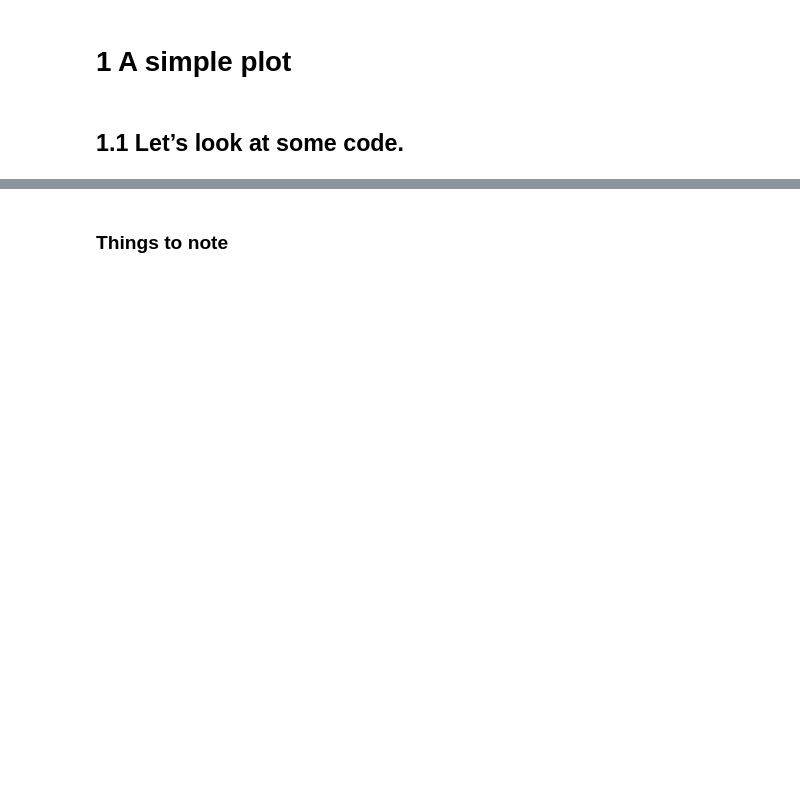
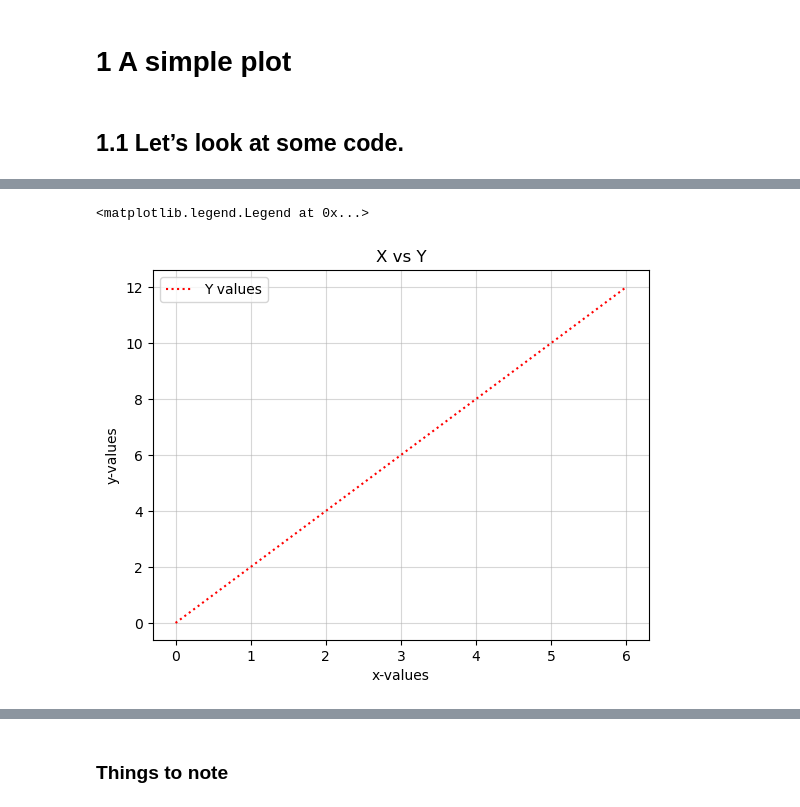
Before and after one commit to SPS-SP2273/learning-portfolio-annette-14, a Jupyter notebook: plotting/plotting_(need).ipynb, the cells around one changed output, grey strips where cells are left out. Drawn from its saved outputs; the diff is of its cells as text; code cells hidden in the pictures; blank space fills up the shorter version.

```diff
--- a/plotting/plotting_(need).ipynb
+++ b/plotting/plotting_(need).ipynb
@@ -8,0 +26,11 @@
+# %%
+plt.plot(x, y_1, label='Y values',       #we can abbreviate 'linestyle' as ls, 'colour' as 'c' and 'linewidth' as 'lw'
+         c='red', ls='dotted')
+plt.xlabel('x-values')
+plt.ylabel('y-values')
+plt.title('X vs Y')
+plt.grid(alpha=.5)   #plt.grid is to alter the transparency
+plt.legend(loc='upper left')
+# %% [output]
+<matplotlib.legend.Legend at 0x...>
+[figure, added]
```
Also changed, not shown: parts of 34 cells of this notebook, 1 other file.
